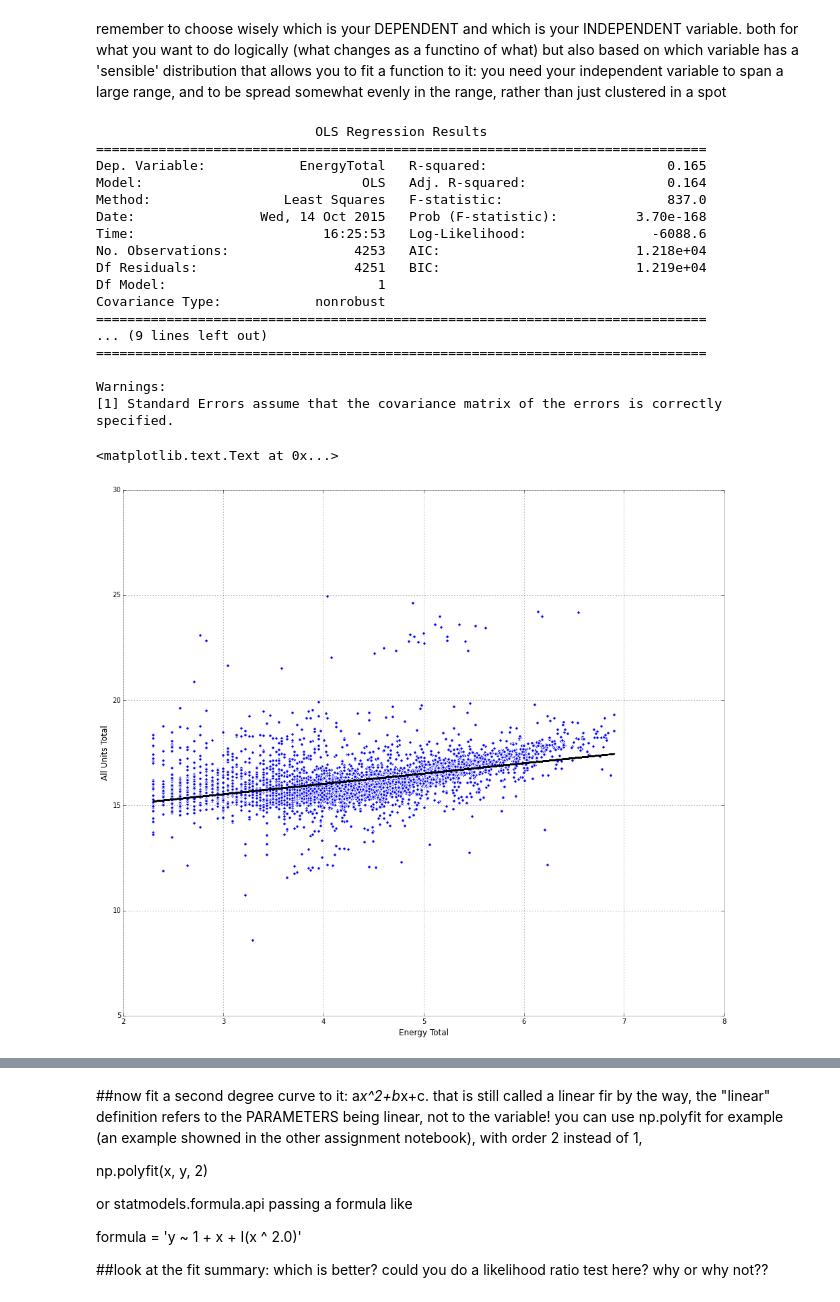
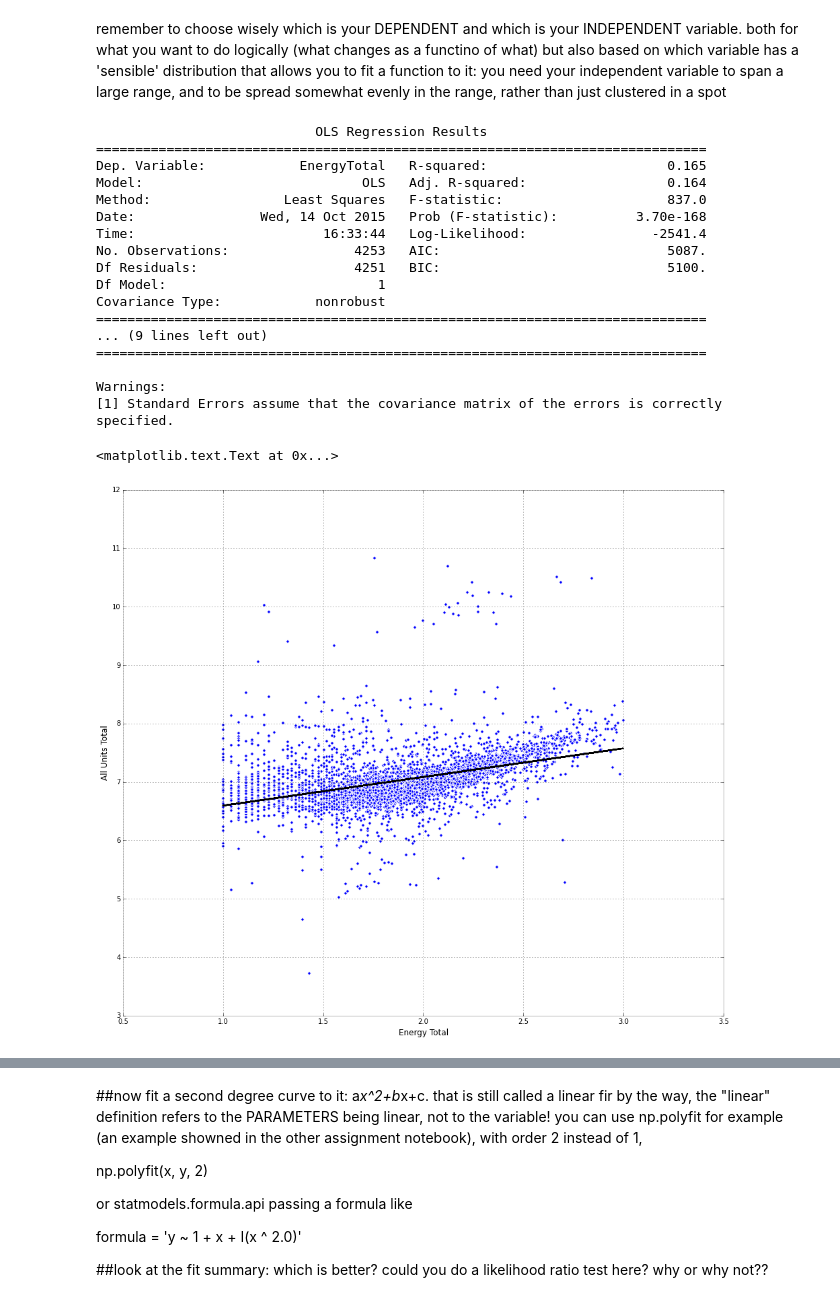
Before and after one commit to yunongcao/PUI2015_ycao, a Jupyter notebook: HW5/Assignment1.ipynb, the cells around one changed output, grey strips where cells are left out. Saved outputs shown, nothing was run; the diff lists cells and outputs as text; code cells hidden in the pictures.

```diff
--- a/HW5/Assignment1.ipynb
+++ b/HW5/Assignment1.ipynb
@@ -194,10 +194,10 @@ statsmodels, scipy, any other package, or write your own minimization of the res
 if you used statsmodels it would look something like this:
 # %%
 import statsmodels.api as sm
-X1 = sm.add_constant(np.log(blnrgdata2.UnitsTotal))
-X2 = sm.add_constant(np.log(blnrgdata2.EnergyTotal))
-lm1 = sm.OLS(np.log(blnrgdata2.EnergyTotal),X1, missing='drop')
-lm2 = sm.OLS(np.log(blnrgdata2.UnitsTotal),X2, missing='drop')
+X1 = sm.add_constant(np.log10(blnrgdata2.UnitsTotal))
+X2 = sm.add_constant(np.log10(blnrgdata2.EnergyTotal))
+lm1 = sm.OLS(np.log10(blnrgdata2.EnergyTotal),X1, missing='drop')
+lm2 = sm.OLS(np.log10(blnrgdata2.UnitsTotal),X2, missing='drop')
 # %% [markdown]
 remember to choose wisely which is your DEPENDENT and which is your INDEPENDENT variable.
 both for what you want to do logically (what changes as a functino of what) but also based on which  variable has a 'sensible' distribution that allows you to fit a function to it:
@@ -206,31 +206,31 @@ both for what you want to do logically (what changes as a functino of what) but
 # %%
 fit1 = lm1.fit()
 print fit1.summary()
 plt.figure(figsize=(16, 14))
-plt.scatter(np.log(blnrgdata2.UnitsTotal),np.log(blnrgdata2.EnergyTotal))
-plot(np.log(blnrgdata2.UnitsTotal),fit1.predict(),'k')
+plt.scatter(np.log10(blnrgdata2.UnitsTotal),np.log10(blnrgdata2.EnergyTotal))
+plot(np.log10(blnrgdata2.UnitsTotal),fit1.predict(),'k')
 plt.xlabel('Energy Total')
 plt.ylabel('All Units Total')
 # %% [output]
                             OLS Regression Results
 ==============================================================================
 Dep. Variable:            EnergyTotal   R-squared:                       0.165
 Model:                            OLS   Adj. R-squared:                  0.164
 Method:                 Least Squares   F-statistic:                     837.0
 Date:                Wed, 14 Oct 2015   Prob (F-statistic):          3.70e-168
-Time:                        16:25:53   Log-Likelihood:                -6088.6
-No. Observations:                4253   AIC:                         1.218e+04
-Df Residuals:                    4251   BIC:                         1.219e+04
+Time:                        16:33:44   Log-Likelihood:                -2541.4
+No. Observations:                4253   AIC:                             5087.
+Df Residuals:                    4251   BIC:                             5100.
 Df Model:                           1
 Covariance Type:            nonrobust
 ==============================================================================
 ... (9 lines left out)
 ==============================================================================
 
 Warnings:
 [1] Standard Errors assume that the covariance matrix of the errors is correctly specified.
 <matplotlib.text.Text at 0x...>
-[figure, old version]
+[figure, new version]
 # %%
 fit2 = lm2.fit()
 print fit2.summary()
```
Also changed, not shown: parts of 5 cells of this notebook.
